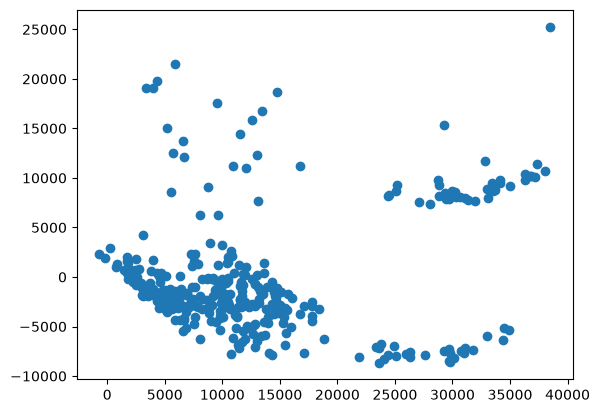
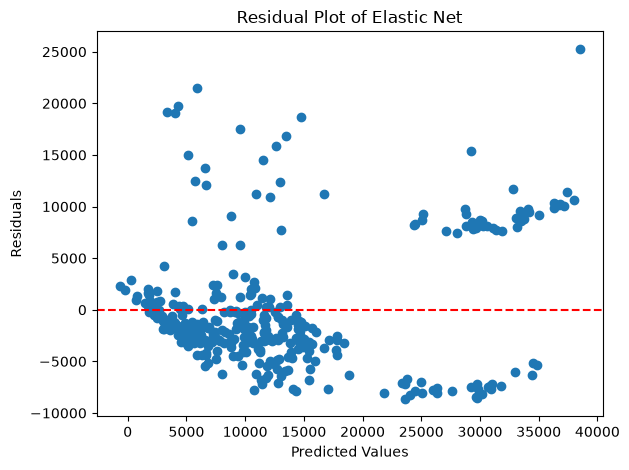
Code edit (unified diff) that turned the first committed figure into the second:
--- before
+++ after
@@ -1 +1,9 @@
+plt.title("Residual Plot of Elastic Net")
+residuals = y_test - y_pred
 plt.scatter(y_pred, residuals)
+plt.xlabel("Predicted Values")
+plt.ylabel("Residuals")
+plt.axhline(y=0, color='r', linestyle='--')
+plt.tight_layout()
+plt.savefig("images/residual_plot_of_elastic_net.png", dpi=1200)
+plt.show()

Commit: Adding some changes to some files